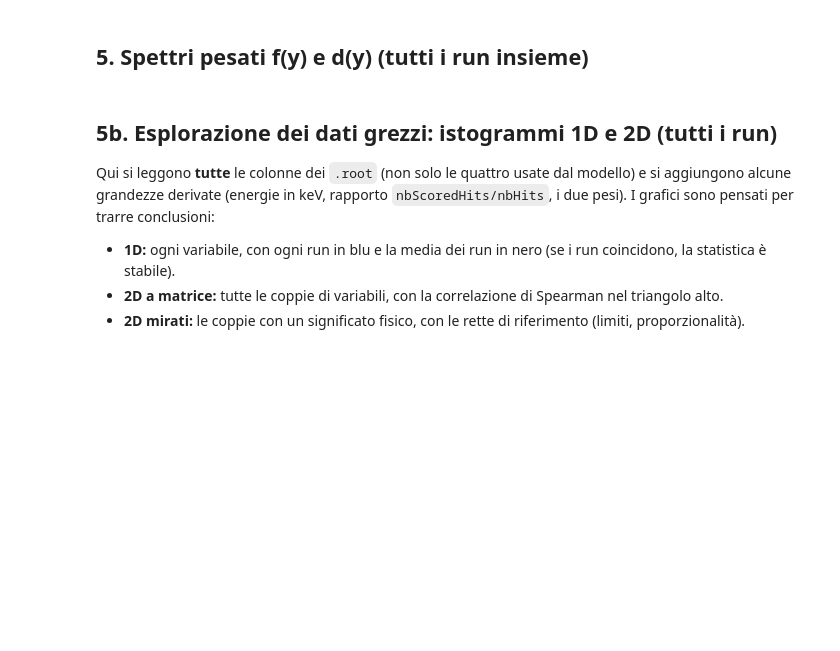
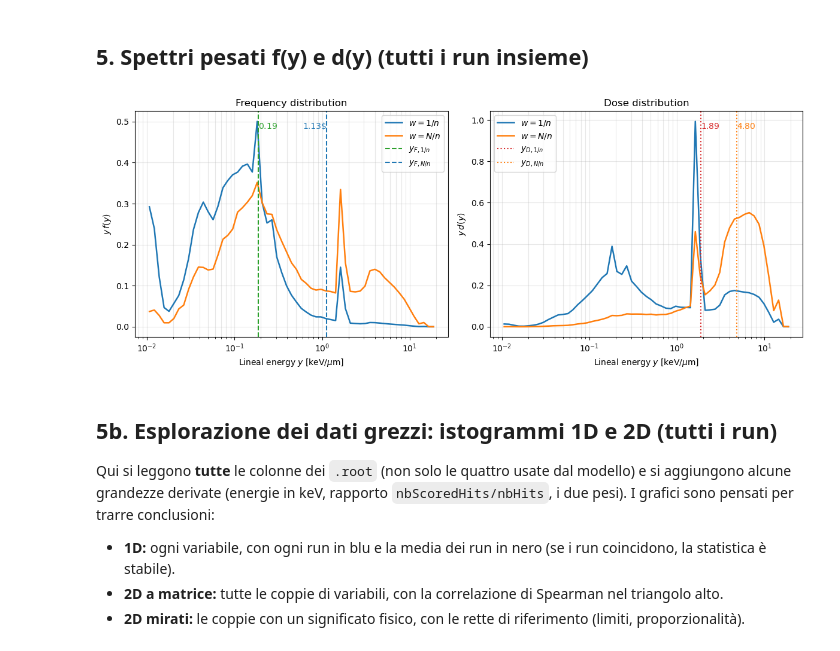
Before and after one commit to michelepascazio28-dot/Rame, a Jupyter notebook: Analisi_Cu64 (1).ipynb, the cells around one changed output. Saved outputs shown, nothing was run; the diff lists cells and outputs as text; code cells hidden in the pictures; blank space fills up the shorter version.

```diff
--- a/Analisi_Cu64 (1).ipynb
+++ b/Analisi_Cu64 (1).ipynb
@@ -105,23 +135,60 @@ tab_micro.groupby("peso")[["yF", "yD", "ystar", "alpha"]].agg(["mean", "sem"])
 # %% [markdown]
 ## 5. Spettri pesati f(y) e d(y) (tutti i run insieme)
 # %%
+yF_Nn = 1.127767
+yD_Nn = 4.804801
+
+yF_1n = 0.187951
+yD_1n = 1.888969
+
 allp = pd.concat(pools, ignore_index=True)
+
 bins = np.logspace(-2, np.log10(20), 60)
 x = np.sqrt(bins[:-1] * bins[1:])
 dln = np.diff(np.log(bins))
+labels = {"1/n": r"$w = 1/n$", "N/n": r"$w = N/n$"}
 
-fig, ax = plt.subplots(1, 2, figsize=(12, 4.5))
+fig, ax = plt.subplots(1, 2, figsize=(12, 4.8))
 for mode in WEIGHT_MODES:
     w = weights(allp, mode)
     y = allp["y"].to_numpy()
     f = np.histogram(y, bins=bins, weights=w)[0];     f = f / f.sum() / dln
     d = np.histogram(y, bins=bins, weights=w * y)[0]; d = d / d.sum() / dln
-    ax[0].semilogx(x, f, label=f"peso {mode}")
-    ax[1].semilogx(x, d, label=f"peso {mode}")
-ax[0].set_ylabel("y f(y)"); ax[1].set_ylabel("y d(y)")
+    ax[0].semilogx(x, f, lw=1.8, label=labels[mode])
+    ax[1].semilogx(x, d, lw=1.8, label=labels[mode])
+
+ax[0].axvline(yF_1n, linestyle="--", label=r"$y_{F,{1/n}}$", color="C2")
+ax[0].text(yF_1n, 0.95, rf"${yF_1n:.2f}$",color="C2", verticalalignment="top", horizontalalignment="left",
+transform=ax[0].get_xaxis_transform())
+ax[0].axvline(yF_Nn, linestyle="--", label=r"$y_{F,{N/n}}$", color="C0")
+ax[0].text(yF_Nn, 0.95, rf"{yF_Nn:.2f}$",color="C0", verticalalignment="top", horizontalalignment="right",
+transform=ax[0].get_xaxis_transform())
+ax[1].axvline(yD_1n, linestyle=":", label=r"$y_{D,{1/n}}$", color="C3")
+ax[1].text(yD_1n, 0.95, rf"${yD_1n:.2f}$",color="C3", verticalalignment="top", horizontalalignment="left",
+transform=ax[1].get_xaxis_transform())
+ax[1].axvline(yD_Nn, linestyle=":", label=r"$y_{D,{N/n}}$", color="C1")
+ax[1].text(yD_Nn, 0.95, rf"${yD_Nn:.2f}$",color="C1", verticalalignment="top", horizontalalignment="left",
+transform=ax[1].get_xaxis_transform())
+
+ax[0].set_title("Frequency distribution")
+ax[1].set_title("Dose distribution")
+ax[0].set_ylabel(r"$y\,f(y)$")
+ax[1].set_ylabel(r"$y\,d(y)$")
 for a in ax:
-    a.set_xlabel("y [keV/um]"); a.grid(alpha=0.3); a.legend()
-plt.tight_layout(); plt.show()
+    a.set_xlabel(r"Lineal energy $y$ [keV/$\mu$m]")
+    a.grid(alpha=0.3, which="both")
+    a.legend()
+plt.tight_layout()
+
+# salvataggio: figura intera + i due pannelli separati
+fig.savefig("spettri.png", dpi=200, bbox_inches="tight")
+for k, nome in enumerate(["f_y.png", "d_y.png"]):
+    box = ax[k].get_tightbbox(fig.canvas.get_renderer()).transformed(fig.dpi_scale_trans.inverted())
+    fig.savefig(nome, dpi=200, bbox_inches=box)
+
+plt.show()
+# %% [output]
+[figure, added]
 # %% [markdown]
 ## 5b. Esplorazione dei dati grezzi: istogrammi 1D e 2D (tutti i run)
 Qui si leggono **tutte** le colonne dei `.root` (non solo le quattro usate dal modello) e si aggiungono alcune grandezze derivate
```
Also changed, not shown: parts of 15 cells of this notebook, 7 other files.
